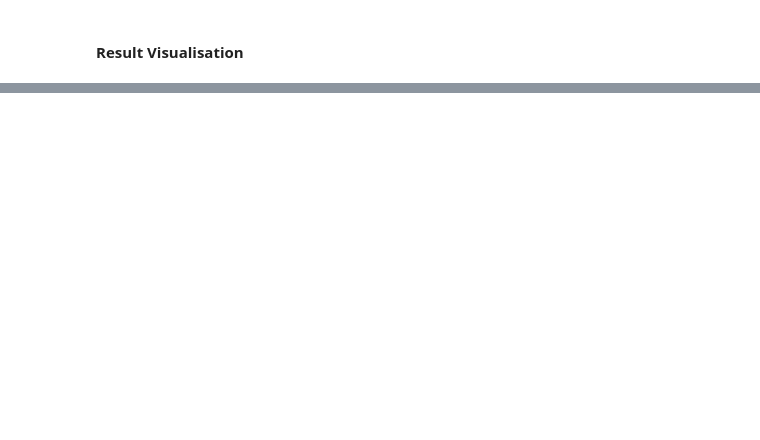
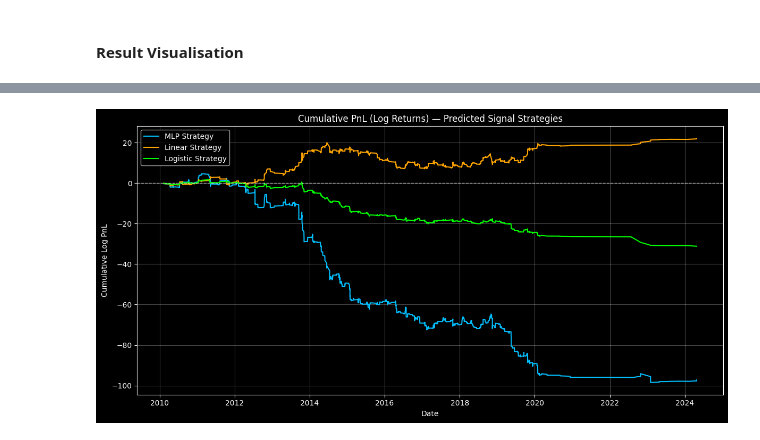
Before and after one commit to cja119/options_wizard, a Jupyter notebook: notebooks/earnings_cal_spread_insamp.ipynb, the cells around one changed output, grey strips where cells are left out. Drawn from its saved outputs; the diff is of its cells as text; code cells hidden in the pictures; blank space fills up the shorter version.

```diff
--- a/notebooks/earnings_cal_spread_insamp.ipynb
+++ b/notebooks/earnings_cal_spread_insamp.ipynb
@@ -153,0 +156,80 @@ plt.show()
+# %%
+import numpy as np
+import pandas as pd
+import matplotlib.pyplot as plt
+
+plt.style.use('dark_background')
+plt.figure(figsize=(12, 6))
+
+# --- Helper function ---
+def compute_strategy_pnl(pred, long_true, short_true, threshold=None):
+    """
+    Compute PnL given predicted signals and separate long/short true returns.
+    If pred > 0 → take long_true, if pred < 0 → take short_true.
+    """
+    pred = np.array(pred, dtype=float)
+    long_true = np.array(long_true, dtype=float)
+    short_true = np.array(short_true, dtype=float)
+
+    n = min(len(pred), len(long_true), len(short_true))
+    pred, long_true, short_true = pred[:n], long_true[:n], short_true[:n]
+
+    if threshold is None:
+        threshold = 0.0
+        signal = np.sign(pred)
+    else:
+        signal = pred
+    daily_pnl = np.where(signal > threshold, long_true, np.where(signal < threshold, short_true, 0.0))
+    cumulative_pnl = np.cumsum(daily_pnl)
+    return cumulative_pnl, daily_pnl
+
+# --- Base index ---
+dates = data_manager.combined_outputs['fit_predict'].index
+
+# --- Convert to numeric safely ---
+mlp_series = pd.to_numeric(data_manager.combined_outputs['fit_predict']['mlp_pred'], errors='coerce')
+lin_series = pd.to_numeric(data_manager.combined_outputs['fit_predict']['linreg_pred'], errors='coerce')
+lgr_series = pd.to_numeric(data_manager.combined_outputs['fit_predict']['logreg_pred'], errors='coerce')
+long_series = pd.to_numeric(data_manager.combined_outputs['fit_predict']['long_pnl'], errors='coerce')
+short_series = pd.to_numeric(data_manager.combined_outputs['fit_predict']['short_pnl'], errors='coerce')
+
+# --- Clean and align each dataset ---
+mlp_df = pd.DataFrame({
+    'pred': mlp_series,
+    'long_true': long_series,
+    'short_true': short_series
+}).dropna().sort_index()
+
+lin_df = pd.DataFrame({
+    'pred': lin_series,
+    'long_true': long_series,
+    'short_true': short_series
+}).dropna().sort_index()
+
+lgr_df = pd.DataFrame({
+    'pred': lgr_series,
+    'long_true': long_series,
+    'short_true': short_series
+}).dropna().sort_index()
+
+# --- Compute strategy PnLs ---
+mlp_cum, mlp_daily = compute_strategy_pnl(mlp_df['pred'], mlp_df['long_true'], mlp_df['short_true'])
+lin_cum, lin_daily = compute_strategy_pnl(lin_df['pred'], lin_df['long_true'], lin_df['short_true'])
+lgr_cum, lgr_daily = compute_strategy_pnl(lgr_df['pred'], lgr_df['long_true'], lgr_df['short_true'], threshold=1)
+
+# --- Plot cumulative PnL curves ---
+plt.plot(mlp_df.index, mlp_cum, label='MLP Strategy', color='deepskyblue')
+plt.plot(lin_df.index, lin_cum, label='Linear Strategy', color='orange')
+plt.plot(lgr_df.index, lgr_cum, label='Logistic Strategy', color='lime')
+plt.axhline(0, color='white', lw=1, linestyle='--', alpha=0.6)
+
+# --- Labels and style ---
+plt.title('Cumulative PnL (Log Returns) — Predicted Signal Strategies')
+plt.xlabel('Date')
+plt.ylabel('Cumulative Log PnL')
+plt.legend()
+plt.grid(True, alpha=0.3)
+plt.tight_layout()
+plt.show()
+# %% [output]
+[figure, added]
```
Also changed, not shown: parts of 4 cells of this notebook, 8 other files.
